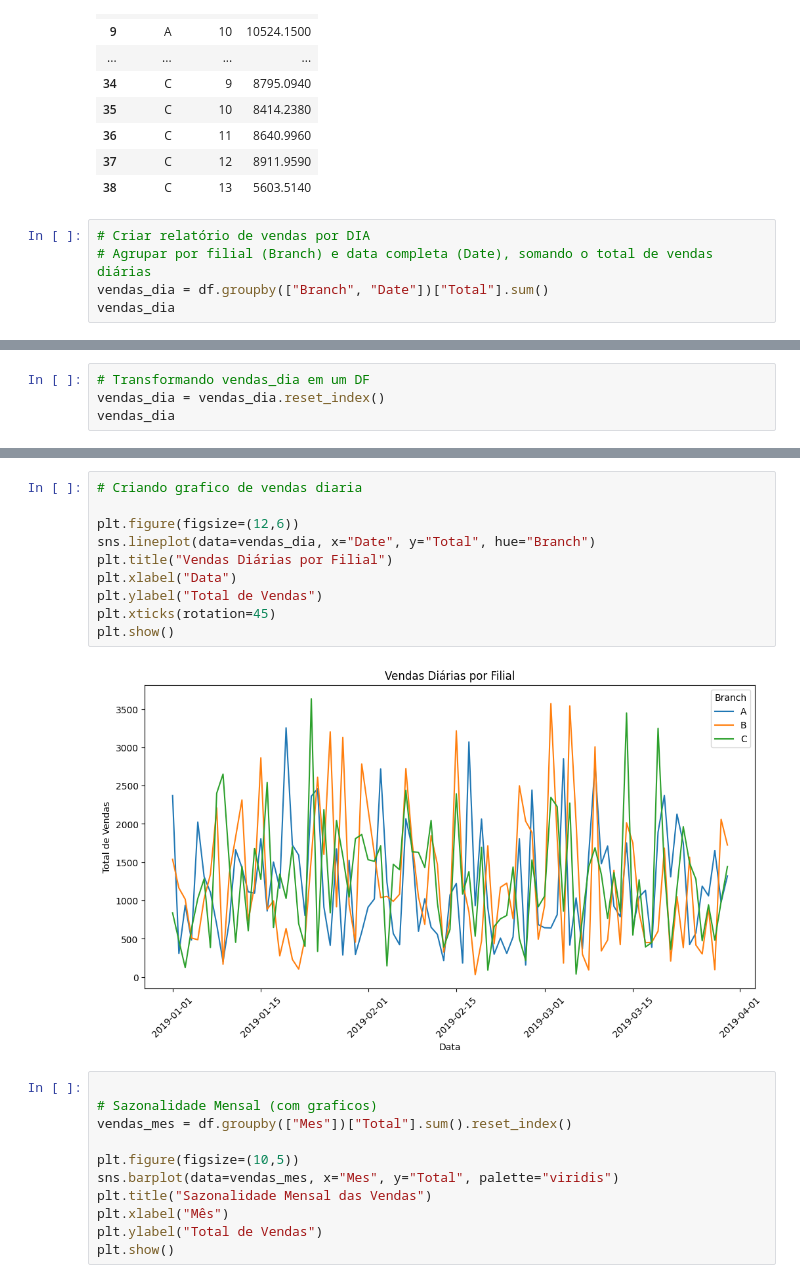
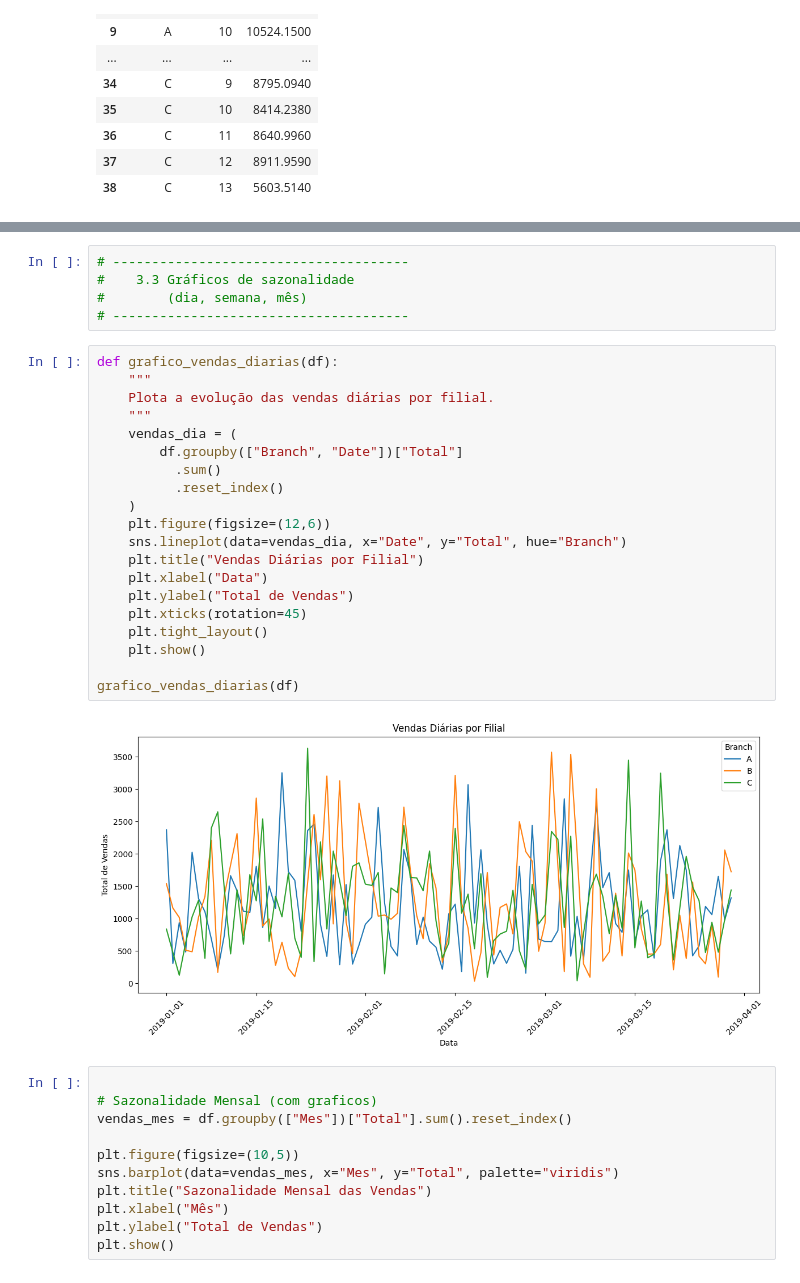
Before and after one commit to wellingtonvinicius/analise-vendas-supermercado, a Jupyter notebook: Projeto/analise_mercado.ipynb, the cells around one changed output, grey strips where cells are left out. Cells and saved outputs as stored; diff of their text form.

```diff
--- a/Projeto/analise_mercado.ipynb
+++ b/Projeto/analise_mercado.ipynb
@@ -245,8 +275,3 @@ vendas_semana
 | 36 | C | 11 | 8640.9960 |
 | 37 | C | 12 | 8911.9590 |
 | 38 | C | 13 | 5603.5140 |
-# %%
-# Criar relatório de vendas por DIA
-# Agrupar por filial (Branch) e data completa (Date), somando o total de vendas diárias
-vendas_dia = df.groupby(["Branch", "Date"])["Total"].sum()
-vendas_dia
@@ -267,4 +277,0 @@ Name: Total, Length: 263, dtype: float64
-# %%
-# Transformando vendas_dia em um DF
-vendas_dia = vendas_dia.reset_index()
-vendas_dia
@@ -285,15 +278,30 @@ vendas_dia
+# %%
+# --------------------------------------
+#    3.3 Gráficos de sazonalidade
+#        (dia, semana, mês)
+# --------------------------------------
 # %%
-# Criando grafico de vendas diaria
+def grafico_vendas_diarias(df):
+    """
+    Plota a evolução das vendas diárias por filial.
+    """
+    vendas_dia = (
+        df.groupby(["Branch", "Date"])["Total"]
+          .sum()
+          .reset_index()
+    )
+    plt.figure(figsize=(12,6))
+    sns.lineplot(data=vendas_dia, x="Date", y="Total", hue="Branch")
+    plt.title("Vendas Diárias por Filial")
+    plt.xlabel("Data")
+    plt.ylabel("Total de Vendas")
+    plt.xticks(rotation=45)
+    plt.tight_layout()
+    plt.show()
 
-plt.figure(figsize=(12,6))
-sns.lineplot(data=vendas_dia, x="Date", y="Total", hue="Branch")
-plt.title("Vendas Diárias por Filial")
-plt.xlabel("Data")
-plt.ylabel("Total de Vendas")
-plt.xticks(rotation=45)
-plt.show()
+grafico_vendas_diarias(df)
 # %% [output]
-[figure, old version]
+[figure, new version]
 # %%
 
 # Sazonalidade Mensal (com graficos)
```
Also changed, not shown: parts of 21 cells of this notebook.
